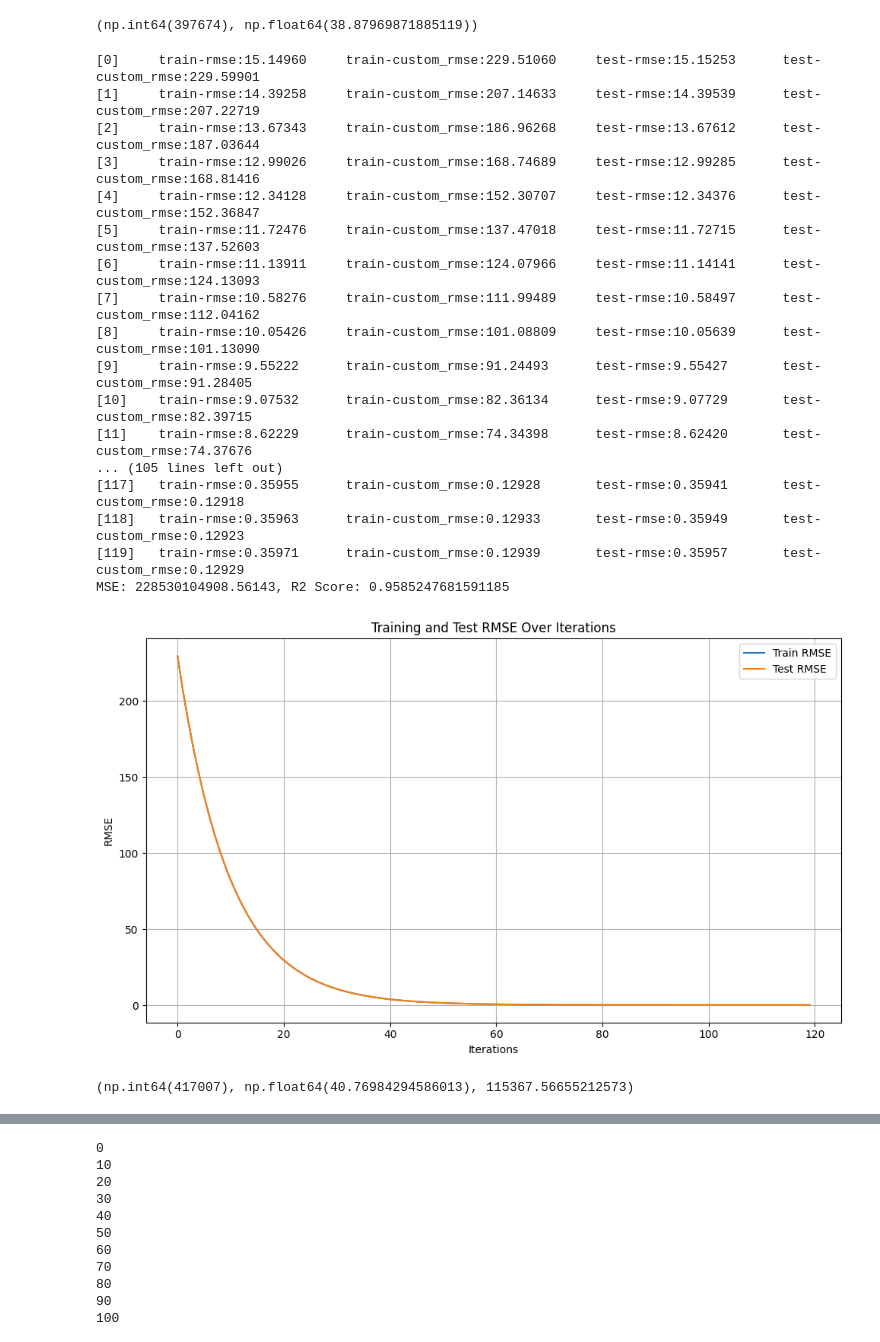
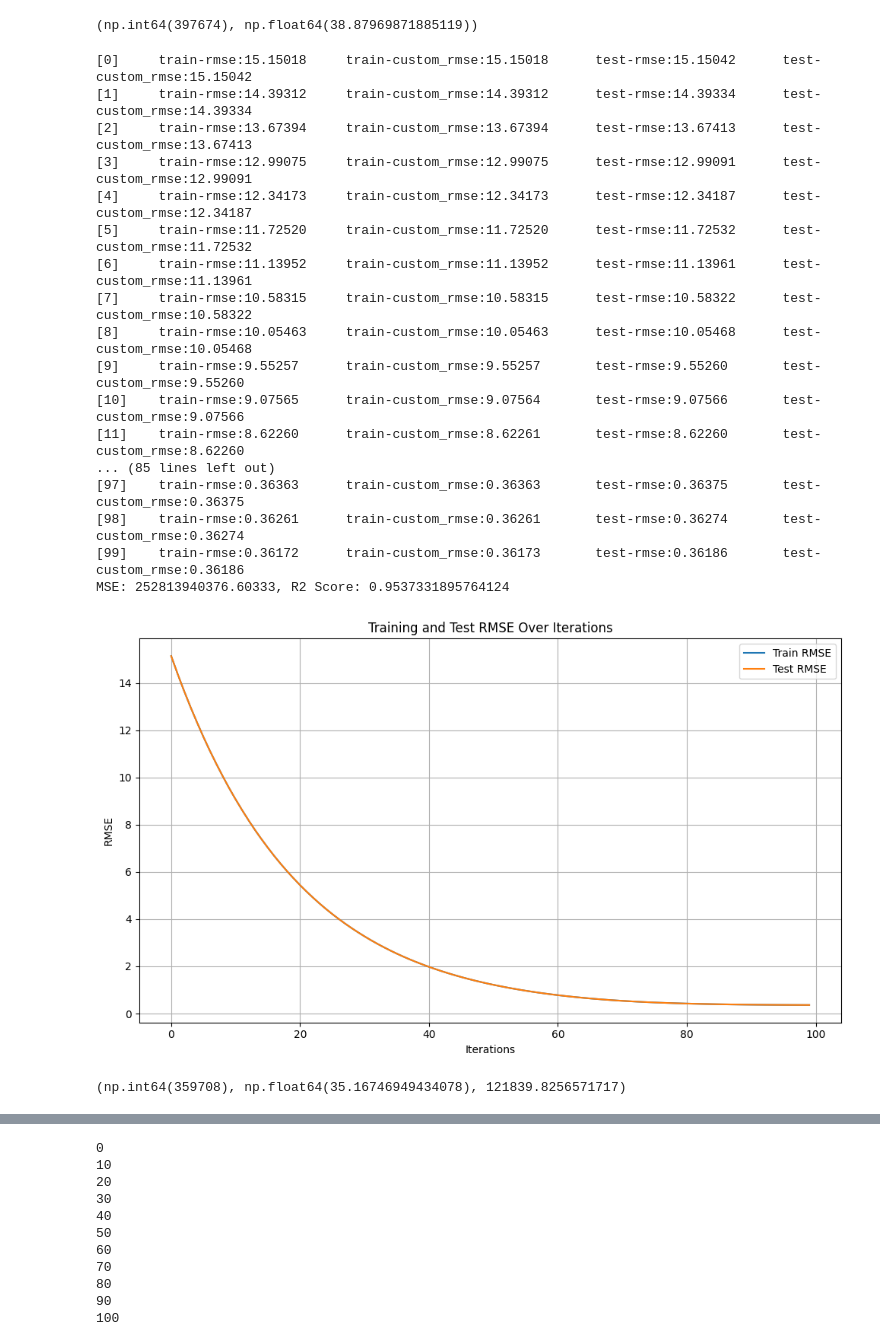
Before and after one commit to savoskin0502/public-procurement-optimization, a Jupyter notebook: dataPreparation.ipynb, the cells around one changed output, grey strips where cells are left out. Drawn from its saved outputs; the diff is of its cells as text; code cells hidden in the pictures.

Commit message:
update MAB and boosting weights

```diff
--- a/dataPreparation.ipynb
+++ b/dataPreparation.ipynb
@@ -747,6 +748,6 @@ data["ad_duration"].quantile([0.0, 0.25, 0.5, 0.75, 0.78, 0.8, 0.9, 0.95, 0.99,
 Name: ad_duration, dtype: float64
 # %%
-data = data[data.ad_duration <= 90]
+# data[data.ad_duration > 90]
 # %%
 bins = [-1, 7, 15, float('inf')]
 labels = ['(-1; 7]', '(7; 15]', '(15; inf]']
@@ -840,7 +841,7 @@ columns_to_take = [
     # "has_participant_branches",
     # "is_multi_year",
     # "has_participant_parent_company",
-    # "ad_duration_power",
+    "ad_duration_power",
     # # "is_participant_kopf_ГУ",
     # "is_participant_kopf_ГП",
     # # "is_participant_kopf_АО",
@@ -852,8 +853,8 @@ columns_to_take = [
     # "participant_registration_age",
     # "participant_creation_age",
 
-    # "is_subject_type_work",
-    # "is_subject_type_service",
+    "is_subject_type_work",
+    "is_subject_type_service",
     # "total_count"
 ]
 # + list(data.filter(like="is_participant_oked_").columns)
@@ -971,7 +972,7 @@ def custom_rmse(y_pred, dtrain):
     # y_true = np.power(2, y_true) + 1
 
     rmse = np.sqrt(np.mean((y_pred - y_true) ** 2))
-    return "custom_rmse", rmse ** 2
+    return "custom_rmse", rmse
 
 
 dtrain = xgb.DMatrix(X_train, label=y_train)
@@ -981,63 +982,63 @@ evals_result = {}
 
 params = {
     "learning_rate": 0.05,
-    # "max_depth": 7,
+    "max_depth": 7,
     "random_state": 42,
-    "reg_alpha": 1
+    # "reg_alpha": 1
     # "n_estimators": 100
 }
 
 evals = [(dtrain, "train"), (dtest, "test")]
 model = xgb.train(
     params=params,
     dtrain=dtrain,
-    num_boost_round=120,
+    num_boost_round=100,
     obj=overprice_watchdog,
     custom_metric=custom_rmse,
     evals=evals,
     evals_result=evals_result,
     verbose_eval=True
 )
 
 y_pred = model.predict(dtest)
 
 mse = mean_squared_error(np.power(2, y_test) + 1, np.power(2, y_pred) + 1)
 r2 = r2_score(np.power(2, y_test) + 1, np.power(2, y_pred) + 1)
 print(f"MSE: {mse}, R2 Score: {r2}")
 
 
 plt.figure(figsize=(10, 6))
 plt.plot(evals_result['train']['custom_rmse'], label='Train RMSE')
 plt.plot(evals_result['test']['custom_rmse'], label='Test RMSE',)
 plt.title("Training and Test RMSE Over Iterations")
 plt.xlabel("Iterations")
 plt.ylabel("RMSE")
 plt.legend()
 plt.grid()
 plt.tight_layout()
 plt.show()
 # %% [output]
-[0]     train-rmse:15.14960     train-custom_rmse:229.51060     test-rmse:15.15253      test-custom_rmse:229.59901
-[1]     train-rmse:14.39258     train-custom_rmse:207.14633     test-rmse:14.39539      test-custom_rmse:207.22719
-[2]     train-rmse:13.67343     train-custom_rmse:186.96268     test-rmse:13.67612      test-custom_rmse:187.03644
-[3]     train-rmse:12.99026     train-custom_rmse:168.74689     test-rmse:12.99285      test-custom_rmse:168.81416
-[4]     train-rmse:12.34128     train-custom_rmse:152.30707     test-rmse:12.34376      test-custom_rmse:152.36847
-[5]     train-rmse:11.72476     train-custom_rmse:137.47018     test-rmse:11.72715      test-custom_rmse:137.52603
-[6]     train-rmse:11.13911     train-custom_rmse:124.07966     test-rmse:11.14141      test-custom_rmse:124.13093
-[7]     train-rmse:10.58276     train-custom_rmse:111.99489     test-rmse:10.58497      test-custom_rmse:112.04162
-[8]     train-rmse:10.05426     train-custom_rmse:101.08809     test-rmse:10.05639      test-custom_rmse:101.13090
-[9]     train-rmse:9.55222      train-custom_rmse:91.24493      test-rmse:9.55427       test-custom_rmse:91.28405
-[10]    train-rmse:9.07532      train-custom_rmse:82.36134      test-rmse:9.07729       test-custom_rmse:82.39715
-[11]    train-rmse:8.62229      train-custom_rmse:74.34398      test-rmse:8.62420       test-custom_rmse:74.37676
-... (105 lines left out)
-[117]   train-rmse:0.35955      train-custom_rmse:0.12928       test-rmse:0.35941       test-custom_rmse:0.12918
-[118]   train-rmse:0.35963      train-custom_rmse:0.12933       test-rmse:0.35949       test-custom_rmse:0.12923
-[119]   train-rmse:0.35971      train-custom_rmse:0.12939       test-rmse:0.35957       test-custom_rmse:0.12929
-MSE: 228530104908.56143, R2 Score: 0.9585247681591185
+[0]     train-rmse:15.15018     train-custom_rmse:15.15018      test-rmse:15.15042      test-custom_rmse:15.15042
+[1]     train-rmse:14.39312     train-custom_rmse:14.39312      test-rmse:14.39334      test-custom_rmse:14.39334
+[2]     train-rmse:13.67394     train-custom_rmse:13.67394      test-rmse:13.67413      test-custom_rmse:13.67413
+[3]     train-rmse:12.99075     train-custom_rmse:12.99075      test-rmse:12.99091      test-custom_rmse:12.99091
+[4]     train-rmse:12.34173     train-custom_rmse:12.34173      test-rmse:12.34187      test-custom_rmse:12.34187
+[5]     train-rmse:11.72520     train-custom_rmse:11.72520      test-rmse:11.72532      test-custom_rmse:11.72532
+[6]     train-rmse:11.13952     train-custom_rmse:11.13952      test-rmse:11.13961      test-custom_rmse:11.13961
+[7]     train-rmse:10.58315     train-custom_rmse:10.58315      test-rmse:10.58322      test-custom_rmse:10.58322
+[8]     train-rmse:10.05463     train-custom_rmse:10.05463      test-rmse:10.05468      test-custom_rmse:10.05468
+[9]     train-rmse:9.55257      train-custom_rmse:9.55257       test-rmse:9.55260       test-custom_rmse:9.55260
+[10]    train-rmse:9.07565      train-custom_rmse:9.07564       test-rmse:9.07566       test-custom_rmse:9.07566
+[11]    train-rmse:8.62260      train-custom_rmse:8.62261       test-rmse:8.62260       test-custom_rmse:8.62260
+... (85 lines left out)
+[97]    train-rmse:0.36363      train-custom_rmse:0.36363       test-rmse:0.36375       test-custom_rmse:0.36375
+[98]    train-rmse:0.36261      train-custom_rmse:0.36261       test-rmse:0.36274       test-custom_rmse:0.36274
+[99]    train-rmse:0.36172      train-custom_rmse:0.36173       test-rmse:0.36186       test-custom_rmse:0.36186
+MSE: 252813940376.60333, R2 Score: 0.9537331895764124
-[figure, old version]
+[figure, new version]
 # %%
 # (np.int64(358119), np.float64(35.012494720540616), 123810.45023454943)
 (y_pred > y_test).sum(), ((y_pred > y_test).sum() / len(y_test)) * 100, mean_absolute_error(np.power(2, y_test) + 1, np.power(2, y_pred) + 1)
 # %% [output]
-(np.int64(417007), np.float64(40.76984294586013), 115367.56655212573)
+(np.int64(359708), np.float64(35.16746949434078), 121839.8256571717)
 # %%
```
Also changed, not shown: parts of 28 cells of this notebook, 2 other files.
